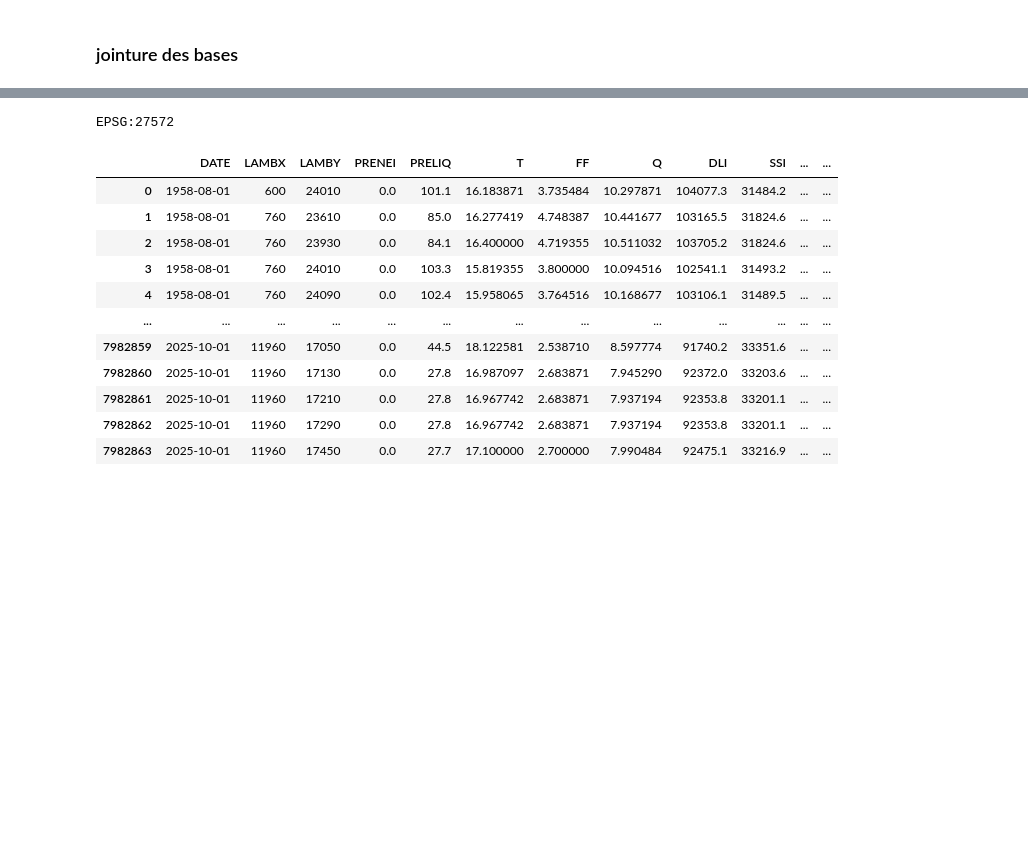
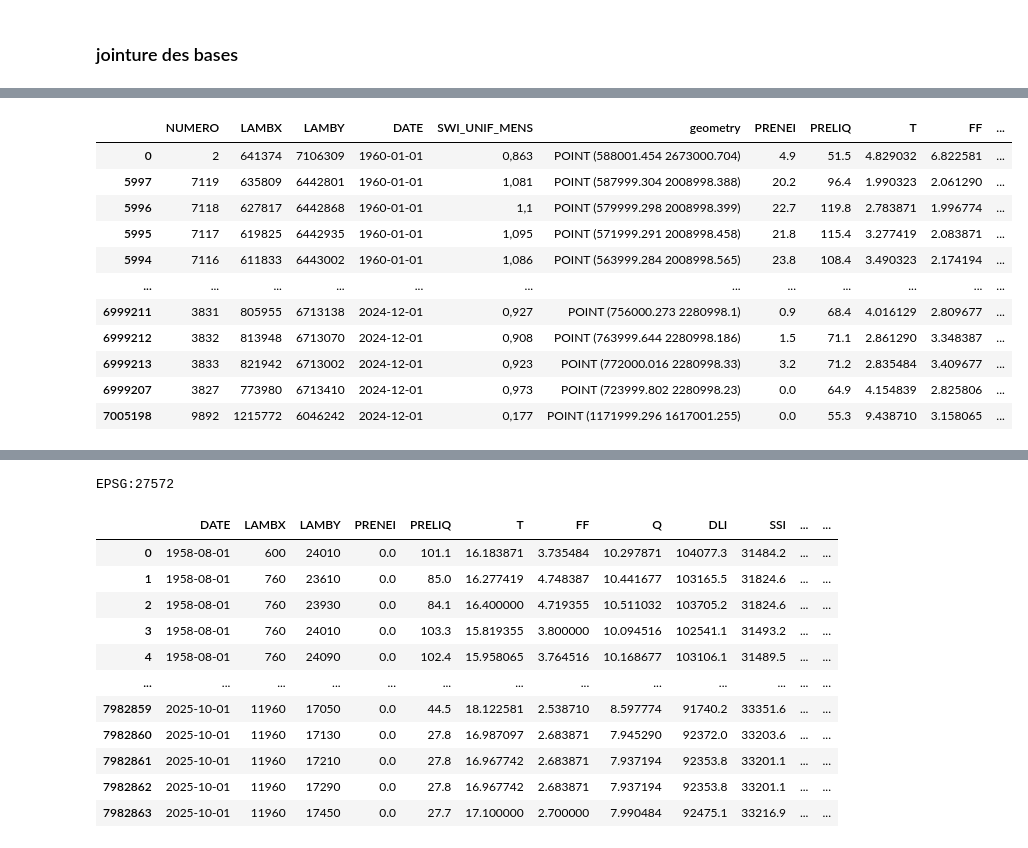
Before and after one commit to Lanouraf/Climate_Risk_Project_SWI_MS_A, a Jupyter notebook: visualisation_stats.ipynb, the cells around one changed output, grey strips where cells are left out. Saved outputs shown, nothing was run; the diff lists cells and outputs as text; code cells hidden in the pictures; blank space fills up the shorter version.

```diff
--- a/visualisation_stats.ipynb
+++ b/visualisation_stats.ipynb
@@ -77,0 +83,6 @@ Datum: World Geodetic System 1984 ensemble
+# %%
+print(meteo_france.crs)
+cols_meteo = ["DATE", "SWI_UNIF_MENS"]
+meteo_france=meteo_france.to_crs(swi_monthly.crs)
+print(swi_monthly.crs)
+print(meteo_france.crs)
@@ -79,0 +156,68 @@ Datum: World Geodetic System 1984 ensemble
+# %%
+output_fp = Path("data") / "processed" / "jointure_meteo_swimonthly_full.gpkg"
+output_fp.parent.mkdir(parents=True, exist_ok=True)
+
+
+
+if output_fp.exists():
+    print(" Jointure déjà existante — chargement depuis le disque.")
+    gdf_join = gpd.read_file(output_fp)
+
+
+
+else:
+    print(" Jointure inexistante — calcul de la jointure spatio-temporelle.")
+
+    res = []
+
+    for d, meteo_d in meteo_france.groupby("DATE"):
+        swi_d = swi_monthly[swi_monthly["DATE"] == d]
+        if swi_d.empty:
+            continue
+
+        tmp = gpd.sjoin_nearest(
+            meteo_d,
+            swi_d.drop(columns=["DATE"]),   # évite DATE_left / DATE_right
+            how="left",
+            max_distance=100,               # à adapter à la maille
+        )
+
+        res.append(tmp)
+
+    gdf_join = gpd.GeoDataFrame(
+        pd.concat(res, ignore_index=True),
+        crs=meteo_france.crs
+    )
+
+
+    gdf_join = (
+        gdf_join
+        .sort_values("DATE")
+        .drop_duplicates(subset=["NUMERO", "DATE"], keep="first")
+    )
+
+
+    cols_to_drop = [
+        "LAMBX_right",
+        "LAMBY_right",
+        "geometry_right",
+        "index_right",
+    ]
+
+    gdf_join = gdf_join.drop(
+        columns=[c for c in cols_to_drop if c in gdf_join.columns]
+    )
+
+    gdf_join = gdf_join.rename(columns={
+        "LAMBX_left": "LAMBX",
+        "LAMBY_left": "LAMBY"
+    })
+
+
+    gdf_join.to_file(output_fp, driver="GPKG")
+    print(f" Jointure sauvegardée : {output_fp}")
+
+
+
+display(gdf_join)
+# %% [output]
@@ -79,0 +226,12 @@ Datum: World Geodetic System 1984 ensemble
+|  | NUMERO | LAMBX | LAMBY | DATE | SWI_UNIF_MENS | geometry | PRENEI | PRELIQ | T | FF | ... |
+| 0 | 2 | 641374 | 7106309 | 1960-01-01 | 0,863 | POINT (588001.454 2673000.704) | 4.9 | 51.5 | 4.829032 | 6.822581 | ... |
+| 5997 | 7119 | 635809 | 6442801 | 1960-01-01 | 1,081 | POINT (587999.304 2008998.388) | 20.2 | 96.4 | 1.990323 | 2.061290 | ... |
+| 5996 | 7118 | 627817 | 6442868 | 1960-01-01 | 1,1 | POINT (579999.298 2008998.399) | 22.7 | 119.8 | 2.783871 | 1.996774 | ... |
+| 5995 | 7117 | 619825 | 6442935 | 1960-01-01 | 1,095 | POINT (571999.291 2008998.458) | 21.8 | 115.4 | 3.277419 | 2.083871 | ... |
+| 5994 | 7116 | 611833 | 6443002 | 1960-01-01 | 1,086 | POINT (563999.284 2008998.565) | 23.8 | 108.4 | 3.490323 | 2.174194 | ... |
+| ... | ... | ... | ... | ... | ... | ... | ... | ... | ... | ... | ... |
+| 6999211 | 3831 | 805955 | 6713138 | 2024-12-01 | 0,927 | POINT (756000.273 2280998.1) | 0.9 | 68.4 | 4.016129 | 2.809677 | ... |
+| 6999212 | 3832 | 813948 | 6713070 | 2024-12-01 | 0,908 | POINT (763999.644 2280998.186) | 1.5 | 71.1 | 2.861290 | 3.348387 | ... |
+| 6999213 | 3833 | 821942 | 6713002 | 2024-12-01 | 0,923 | POINT (772000.016 2280998.33) | 3.2 | 71.2 | 2.835484 | 3.409677 | ... |
+| 6999207 | 3827 | 773980 | 6713410 | 2024-12-01 | 0,973 | POINT (723999.802 2280998.23) | 0.0 | 64.9 | 4.154839 | 2.825806 | ... |
+| 7005198 | 9892 | 1215772 | 6046242 | 2024-12-01 | 0,177 | POINT (1171999.296 1617001.255) | 0.0 | 55.3 | 9.438710 | 3.158065 | ... |
```
Also changed, not shown: parts of 17 cells of this notebook.
